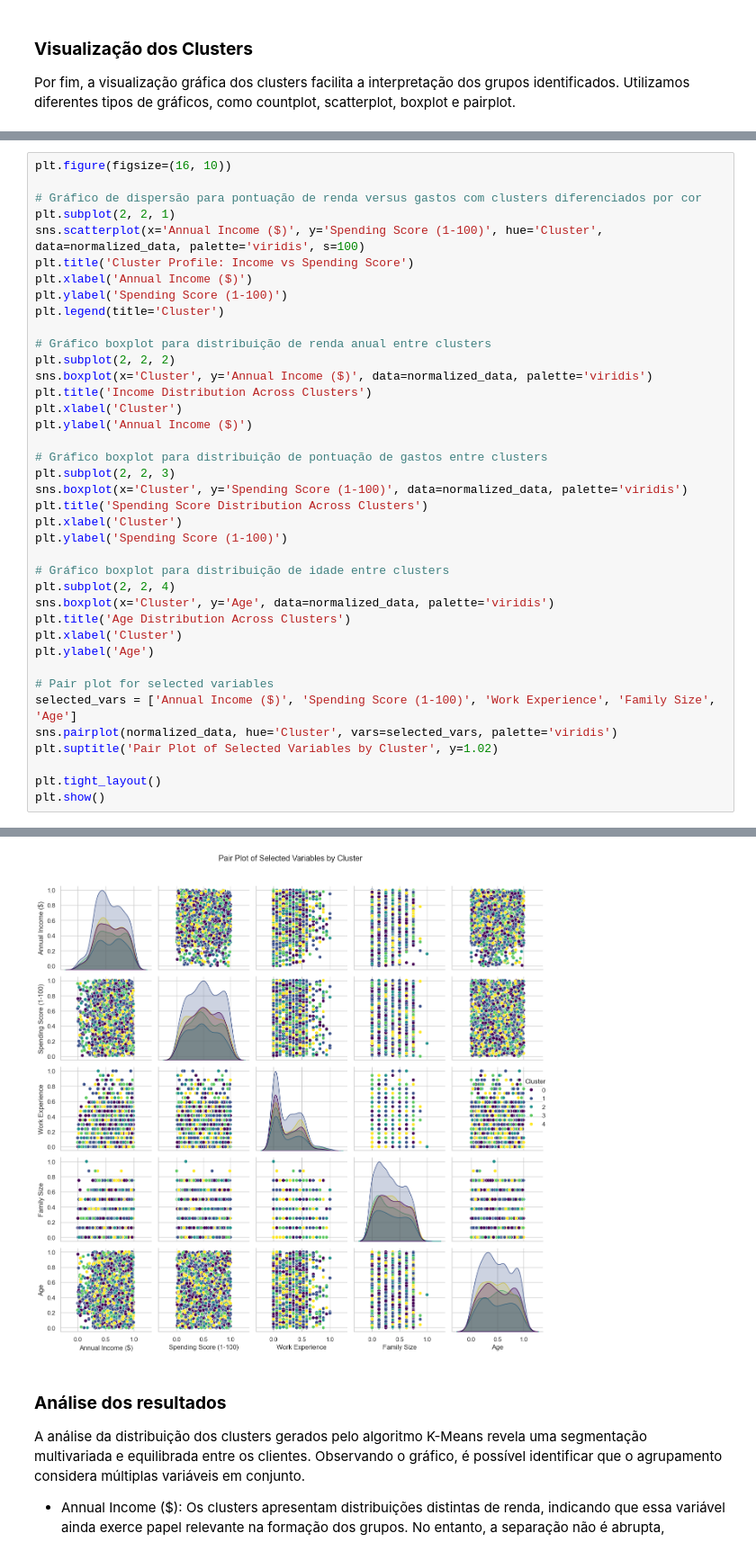
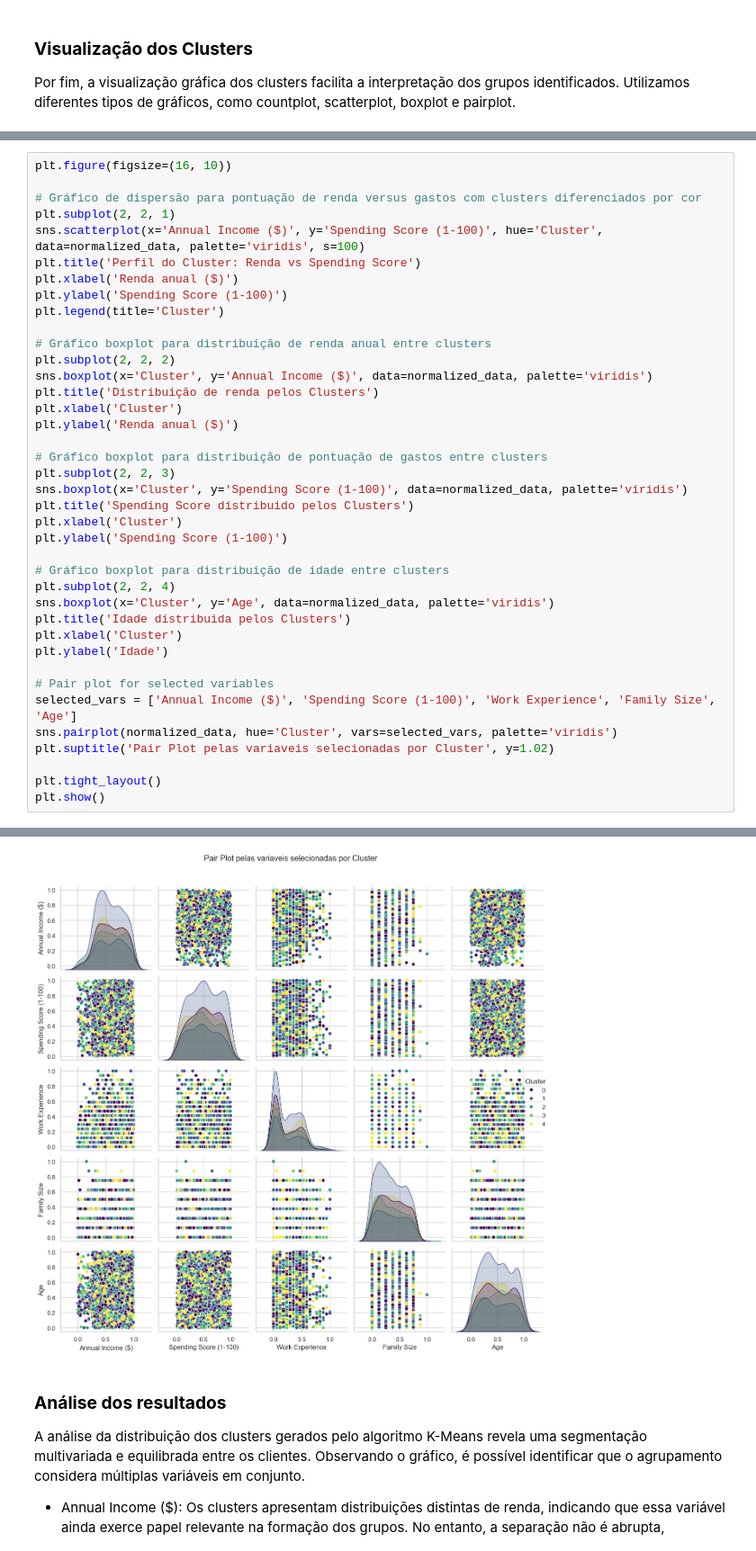
Before and after one commit to RamomLandim/MVP-de-Analise-de-Dados-e-Boas-Praticas, a Jupyter notebook: MVP_Analise_de_Dados.ipynb, the cells around one changed output, grey strips where cells are left out. Shown at 90% size. Drawn from its saved outputs; the diff is of its cells as text.

```diff
--- a/MVP_Analise_de_Dados.ipynb
+++ b/MVP_Analise_de_Dados.ipynb
@@ -498,53 +498,53 @@ plt.figure(figsize=(16, 10))
 # Gráfico de dispersão para pontuação de renda versus gastos com clusters diferenciados por cor
 plt.subplot(2, 2, 1)
 sns.scatterplot(x='Annual Income ($)', y='Spending Score (1-100)', hue='Cluster', data=normalized_data, palette='viridis', s=100)
-plt.title('Cluster Profile: Income vs Spending Score')
-plt.xlabel('Annual Income ($)')
+plt.title('Perfil do Cluster: Renda vs Spending Score')
+plt.xlabel('Renda anual ($)')
 plt.ylabel('Spending Score (1-100)')
 plt.legend(title='Cluster')
 
 # Gráfico boxplot para distribuição de renda anual entre clusters
 plt.subplot(2, 2, 2)
 sns.boxplot(x='Cluster', y='Annual Income ($)', data=normalized_data, palette='viridis')
-plt.title('Income Distribution Across Clusters')
+plt.title('Distribuição de renda pelos Clusters')
 plt.xlabel('Cluster')
-plt.ylabel('Annual Income ($)')
+plt.ylabel('Renda anual ($)')
 
 # Gráfico boxplot para distribuição de pontuação de gastos entre clusters
 plt.subplot(2, 2, 3)
 sns.boxplot(x='Cluster', y='Spending Score (1-100)', data=normalized_data, palette='viridis')
-plt.title('Spending Score Distribution Across Clusters')
+plt.title('Spending Score distribuido pelos Clusters')
 plt.xlabel('Cluster')
 plt.ylabel('Spending Score (1-100)')
 
 # Gráfico boxplot para distribuição de idade entre clusters
 plt.subplot(2, 2, 4)
 sns.boxplot(x='Cluster', y='Age', data=normalized_data, palette='viridis')
-plt.title('Age Distribution Across Clusters')
+plt.title('Idade distribuida pelos Clusters')
 plt.xlabel('Cluster')
-plt.ylabel('Age')
+plt.ylabel('Idade')
 
 # Pair plot for selected variables
 selected_vars = ['Annual Income ($)', 'Spending Score (1-100)', 'Work Experience', 'Family Size', 'Age']
 sns.pairplot(normalized_data, hue='Cluster', vars=selected_vars, palette='viridis')
-plt.suptitle('Pair Plot of Selected Variables by Cluster', y=1.02)
+plt.suptitle('Pair Plot pelas variaveis selecionadas por Cluster', y=1.02)
 
 plt.tight_layout()
 plt.show()
 # %% [output]
 Passing `palette` without assigning `hue` is deprecated and will be removed in v0.14.0. Assign the `x` variable to `hue` and set `legend=False` for the same effect.
 
   sns.boxplot(x='Cluster', y='Annual Income ($)', data=normalized_data, palette='viridis')
 
 Passing `palette` without assigning `hue` is deprecated and will be removed in v0.14.0. Assign the `x` variable to `hue` and set `legend=False` for the same effect.
 
   sns.boxplot(x='Cluster', y='Spending Score (1-100)', data=normalized_data, palette='viridis')
 
 Passing `palette` without assigning `hue` is deprecated and will be removed in v0.14.0. Assign the `x` variable to `hue` and set `legend=False` for the same effect.
 
   sns.boxplot(x='Cluster', y='Age', data=normalized_data, palette='viridis')
 [figure]
-[figure, old version]
+[figure, new version]
 # %% [markdown]
 ### **Análise dos resultados**
 
```
Also changed, not shown: parts of 3 cells of this notebook.
